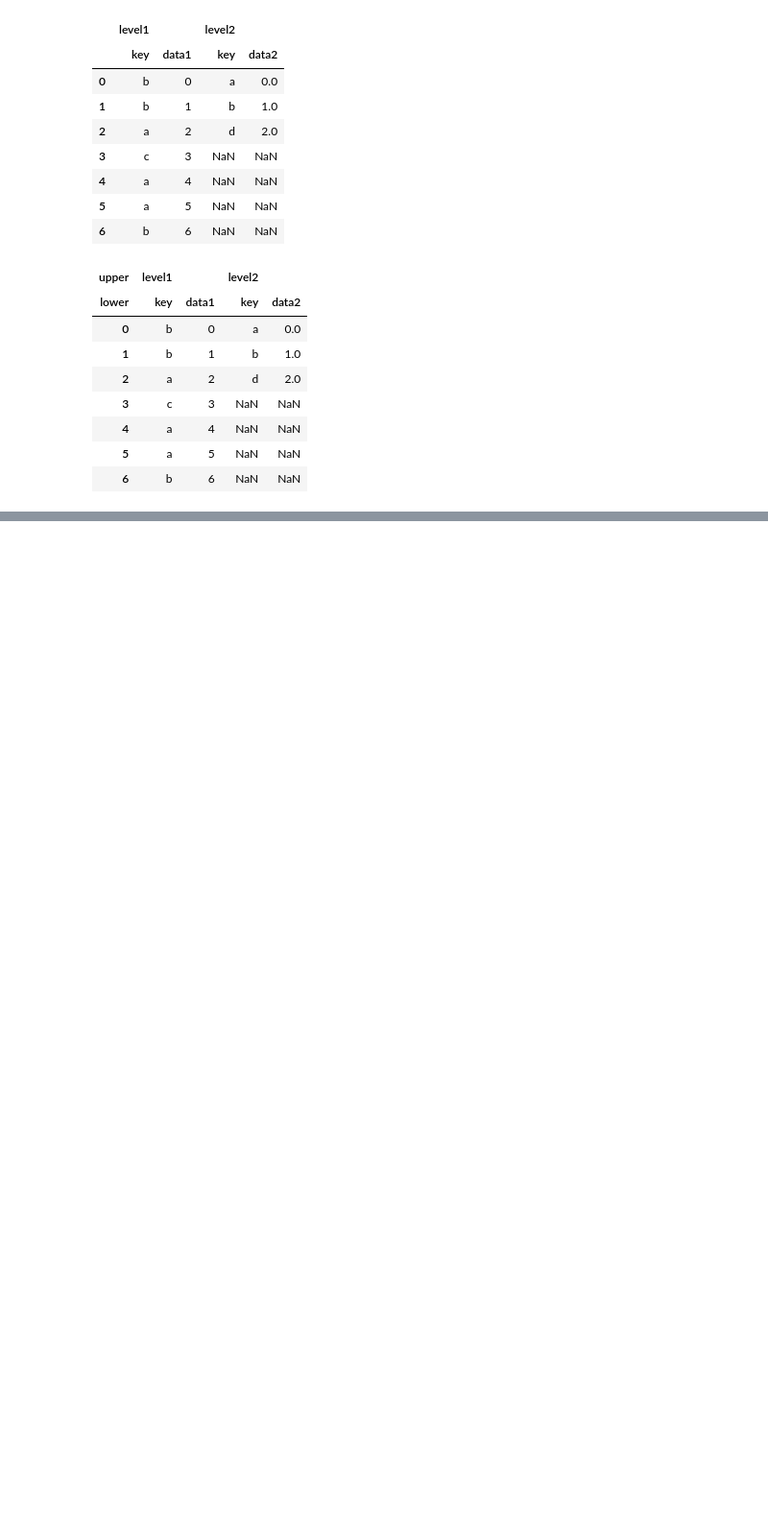
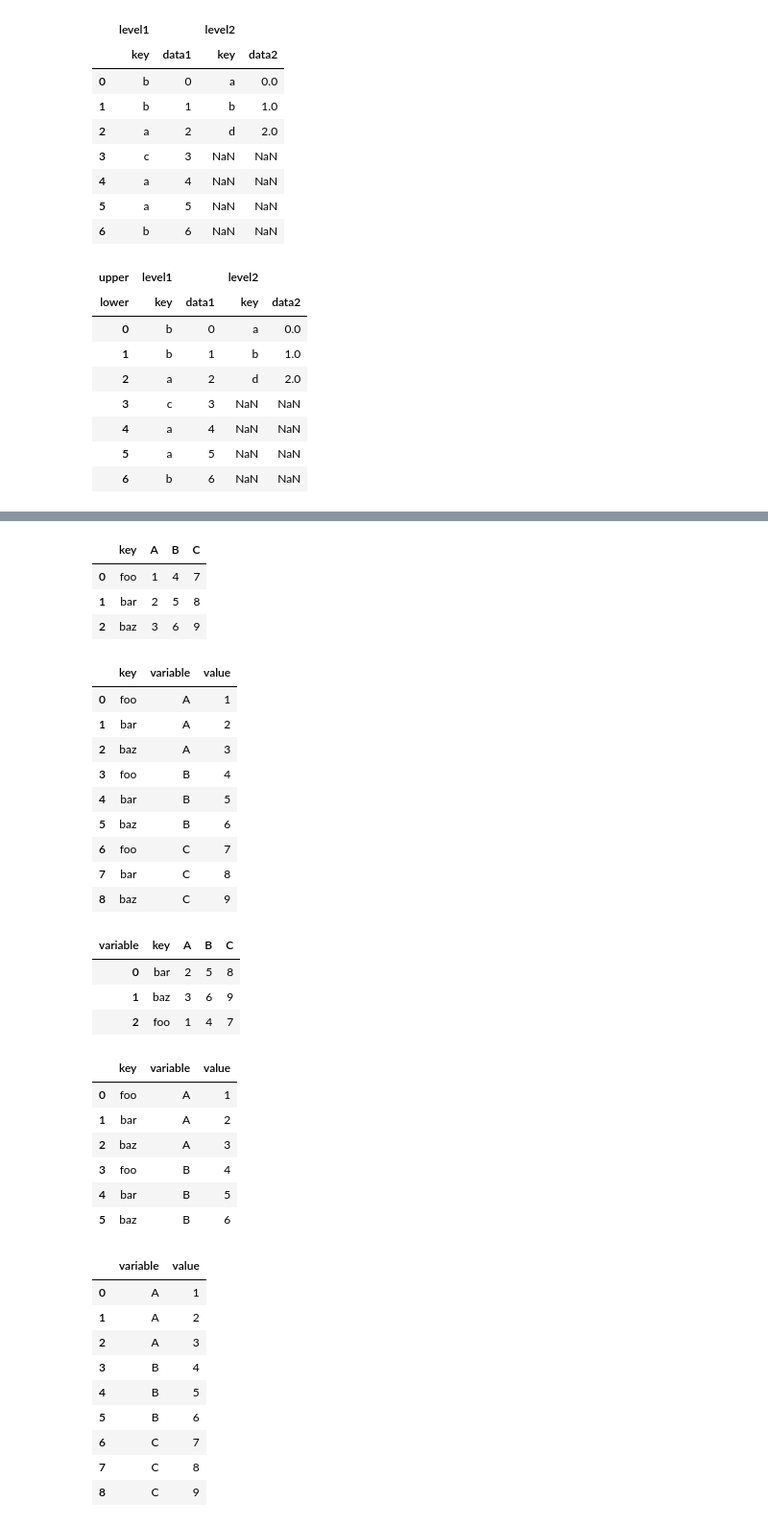
Before and after one commit to MuayThaiLegz/Py_DataAnalysis, a Jupyter notebook: PyForData_8.ipynb, the cells around one changed output, grey strips where cells are left out. Shown at 96% size. Drawn from its saved outputs; the diff is of its cells as text; code cells hidden in the pictures; blank space fills up the shorter version.

```diff
--- a/PyForData_8.ipynb
+++ b/PyForData_8.ipynb
@@ -774,0 +1087,76 @@ display(pd.concat([df1, df2], axis=1, keys=['level1', 'level2'],
+# %%
+"""
+Pivoting 'Wide' to 'Long' Format
+
+An inverse operation to pivot for dfs is pandas.melt. Rather than transforming one column into many in a new DF, it merges multiple columns
+into one, producing a df that is alinger than the input
+"""
+
+long_df = pd.DataFrame({'key': ['foo', 'bar', 'baz'],
+                       'A': [1,2,3],
+                       'B': [4,5,6],
+                       'C': [7,8,9]})
+
+display(long_df)
+
+# 'key' column may be a grop indicator, and the other columns are data values. When using pd.melt, we must indicate which which columns
+# (If any) are group indicators. Let;s use 'key' as the only group indicator here:
+
+melted = pd.melt(long_df, ['key'])
+
+display(melted)
+
+# USing pivot we can seshape this can to orginal layout
+
+reshaped = melted.pivot('key', 'variable', 'value')
+
+# Since the result of pivot creates an index from the column used as the row labels,
+# we may want to use reset_index to move the data back into a column:
+
+display(reshaped.reset_index())
+
+# One can also spcify a subset of columns to use as value columns
+
+display(pd.melt(long_df, id_vars=['key'], value_vars=['A', 'B']))
+
+# pandas.melt can be used without any group identifiers, too
+
+display(pd.melt(long_df, value_vars=['A', 'B', 'C']))
+
+display(pd.melt(long_df, value_vars=['key', 'A', 'B']))
+# %% [output]
+|  | key | A | B | C |
+| 0 | foo | 1 | 4 | 7 |
+| 1 | bar | 2 | 5 | 8 |
+| 2 | baz | 3 | 6 | 9 |
+|  | key | variable | value |
+| 0 | foo | A | 1 |
+| 1 | bar | A | 2 |
+| 2 | baz | A | 3 |
+| 3 | foo | B | 4 |
+| 4 | bar | B | 5 |
+| 5 | baz | B | 6 |
+| 6 | foo | C | 7 |
+| 7 | bar | C | 8 |
+| 8 | baz | C | 9 |
+| variable | key | A | B | C |
+| 0 | bar | 2 | 5 | 8 |
+| 1 | baz | 3 | 6 | 9 |
+| 2 | foo | 1 | 4 | 7 |
+|  | key | variable | value |
+| 0 | foo | A | 1 |
+| 1 | bar | A | 2 |
+| 2 | baz | A | 3 |
+| 3 | foo | B | 4 |
+| 4 | bar | B | 5 |
+| 5 | baz | B | 6 |
+|  | variable | value |
+| 0 | A | 1 |
+| 1 | A | 2 |
+| 2 | A | 3 |
+| 3 | B | 4 |
+| 4 | B | 5 |
+| 5 | B | 6 |
+| 6 | C | 7 |
+| 7 | C | 8 |
+| 8 | C | 9 |
```
Also changed, not shown: parts of 7 cells of this notebook.
